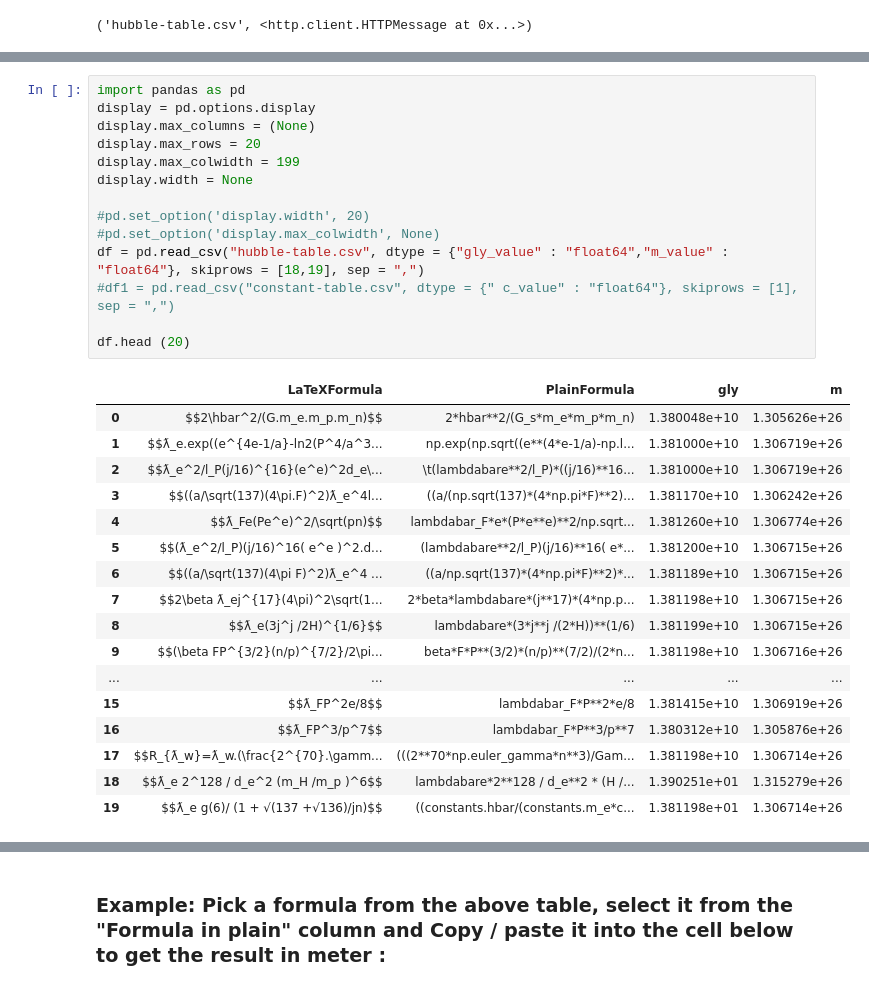
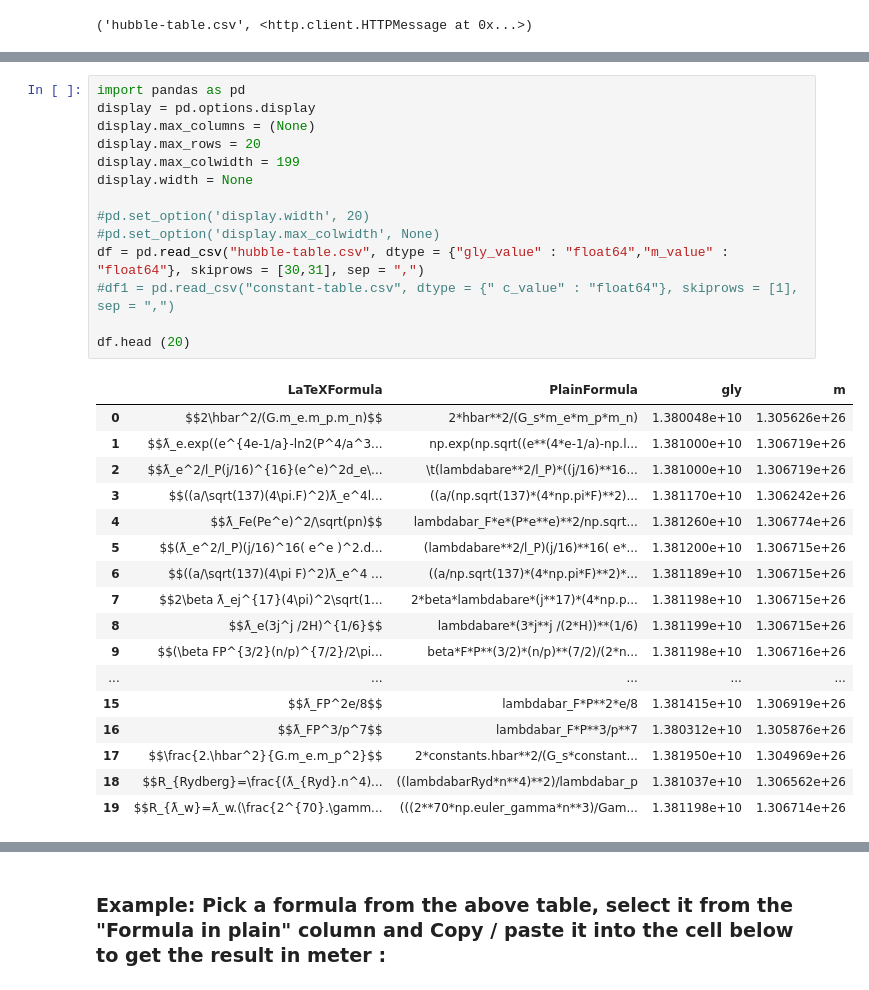
Before and after one commit to LaGuer/hubble-radius, a Jupyter notebook: hubble-radius.ipynb, the cells around one changed output, grey strips where cells are left out. Cells and saved outputs as stored; diff of their text form.

```diff
--- a/hubble-radius.ipynb
+++ b/hubble-radius.ipynb
@@ -184,35 +188,35 @@ urlretrieve (URL, 'constant-table.csv')
 # %%
 import pandas as pd
 display = pd.options.display
 display.max_columns = (None)
 display.max_rows = 20
 display.max_colwidth = 199
 display.width = None
 
 #pd.set_option('display.width', 20)
 #pd.set_option('display.max_colwidth', None)
-df = pd.read_csv("hubble-table.csv", dtype = {"gly_value" : "float64","m_value" : "float64"}, skiprows = [18,19], sep = ",")
+df = pd.read_csv("hubble-table.csv", dtype = {"gly_value" : "float64","m_value" : "float64"}, skiprows = [30,31], sep = ",")
 #df1 = pd.read_csv("constant-table.csv", dtype = {" c_value" : "float64"}, skiprows = [1], sep = ",")
 
 df.head (20)
 # %% [output]
 |  | LaTeXFormula | PlainFormula | gly | m |
 | 0 | $$2\hbar^2/(G.m_e.m_p.m_n)$$ | 2*hbar**2/(G_s*m_e*m_p*m_n) | 1.380048e+10 | 1.305626e+26 |
 | 1 | $$ƛ_e.exp((e^{4e-1/a}-ln2(P^4/a^3... | np.exp(np.sqrt((e**(4*e-1/a)-np.l... | 1.381000e+10 | 1.306719e+26 |
 | 2 | $$ƛ_e^2/l_P(j/16)^{16}(e^e)^2d_e\... | \t(lambdabare**2/l_P)*((j/16)**16... | 1.381000e+10 | 1.306719e+26 |
 | 3 | $$((a/\sqrt(137)(4\pi.F)^2)ƛ_e^4l... | ((a/(np.sqrt(137)*(4*np.pi*F)**2)... | 1.381170e+10 | 1.306242e+26 |
 | 4 | $$ƛ_Fe(Pe^e)^2/\sqrt(pn)$$ | lambdabar_F*e*(P*e**e)**2/np.sqrt... | 1.381260e+10 | 1.306774e+26 |
 | 5 | $$(ƛ_e^2/l_P)(j/16)^16( e^e )^2.d... | (lambdabare**2/l_P)(j/16)**16( e*... | 1.381200e+10 | 1.306715e+26 |
 | 6 | $$((a/\sqrt(137)(4\pi F)^2)ƛ_e^4 ... | ((a/np.sqrt(137)*(4*np.pi*F)**2)*... | 1.381189e+10 | 1.306715e+26 |
 | 7 | $$2\beta ƛ_ej^{17}(4\pi)^2\sqrt(1... | 2*beta*lambdabare*(j**17)*(4*np.p... | 1.381198e+10 | 1.306715e+26 |
 | 8 | $$ƛ_e(3j^j /2H)^{1/6}$$ | lambdabare*(3*j**j /(2*H))**(1/6) | 1.381199e+10 | 1.306715e+26 |
 | 9 | $$(\beta FP^{3/2}(n/p)^{7/2}/2\pi... | beta*F*P**(3/2)*(n/p)**(7/2)/(2*n... | 1.381198e+10 | 1.306716e+26 |
 | ... | ... | ... | ... | ... |
 | 15 | $$ƛ_FP^2e/8$$ | lambdabar_F*P**2*e/8 | 1.381415e+10 | 1.306919e+26 |
 | 16 | $$ƛ_FP^3/p^7$$ | lambdabar_F*P**3/p**7 | 1.380312e+10 | 1.305876e+26 |
-| 17 | $$R_{ƛ_w}=ƛ_w.(\frac{2^{70}.\gamm... | (((2**70*np.euler_gamma*n**3)/Gam... | 1.381198e+10 | 1.306714e+26 |
-| 18 | $$ƛ_e 2^128 / d_e^2 (m_H /m_p )^6$$ | lambdabare*2**128 / d_e**2 * (H /... | 1.390251e+01 | 1.315279e+26 |
-| 19 | $$ƛ_e g(6)/ (1 + √(137 +√136)/jn)$$ | ((constants.hbar/(constants.m_e*c... | 1.381198e+01 | 1.306714e+26 |
+| 17 | $$\frac{2.\hbar^2}{G.m_e.m_p^2}$$ | 2*constants.hbar**2/(G_s*constant... | 1.381950e+10 | 1.304969e+26 |
+| 18 | $$R_{Rydberg}=\frac{(ƛ_{Ryd}.n^4)... | ((lambdabarRyd*n**4)**2)/lambdabar_p | 1.381037e+10 | 1.306562e+26 |
+| 19 | $$R_{ƛ_w}=ƛ_w.(\frac{2^{70}.\gamm... | (((2**70*np.euler_gamma*n**3)/Gam... | 1.381198e+10 | 1.306714e+26 |
 # %%
 df.tail (10)
 # %% [output]
```
Also changed, not shown: parts of 20 cells of this notebook.
